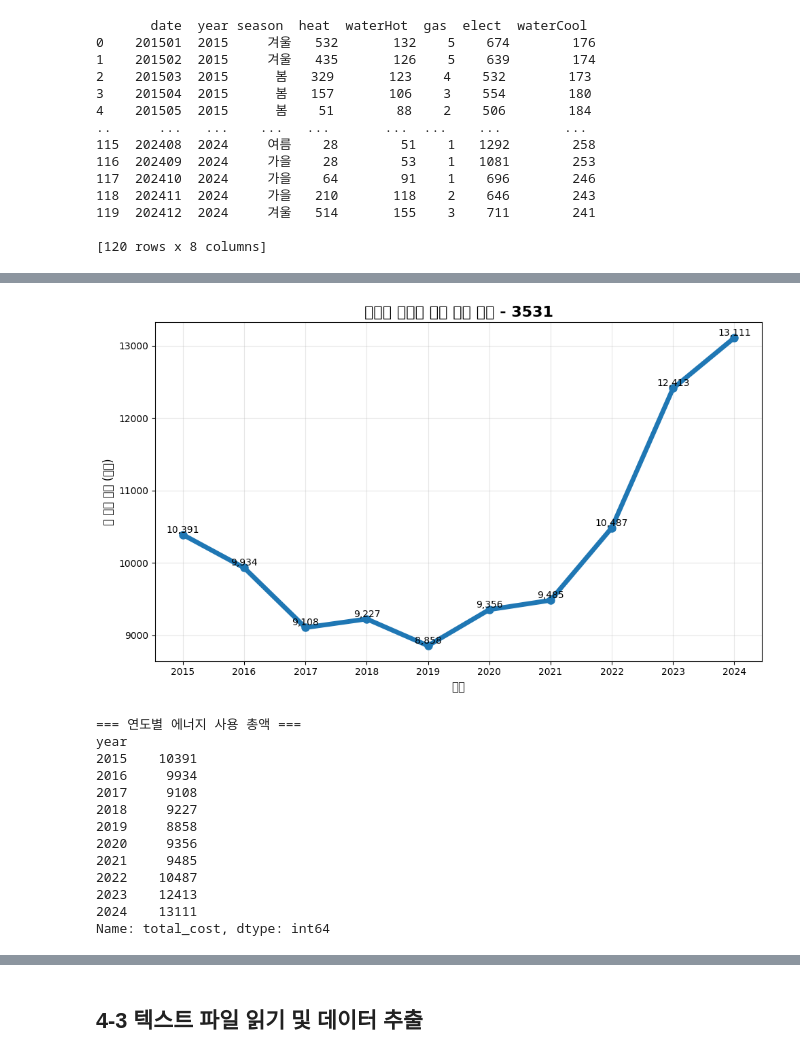
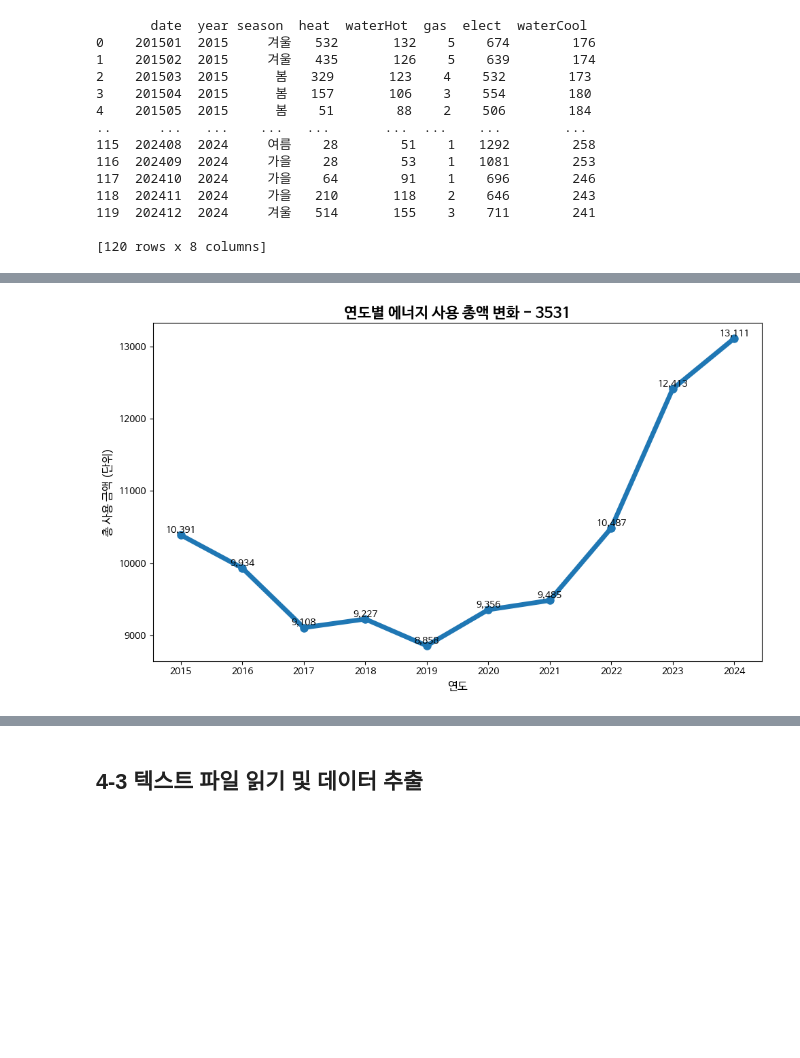
Before and after one commit to ParkEunhee999/Data-Analysis-with-Open-Source, a Jupyter notebook: 오픈소스_데이터_분석_4강.ipynb, the cells around one changed output, grey strips where cells are left out. Drawn from its saved outputs; the diff is of its cells as text; code cells hidden in the pictures; blank space fills up the shorter version.

```diff
--- a/오픈소스_데이터_분석_4강.ipynb
+++ b/오픈소스_데이터_분석_4강.ipynb
@@ -139,44 +139,28 @@ plt.rc('font', family='NanumBarunGothic')
 # %%
 import matplotlib.pyplot as plt
-import matplotlib.font_manager as fm
 
 ## 에너지 사용 총액 계산 (전기 + 가스 + 난방 + 급탕)
-df['total_cost'] = df['elect'] + df['gas'] + df['heat'] + df['waterHot']
-
+df['total'] = df['elect'] + df['gas'] + df['heat'] + df['waterHot']
 ## 연도별로 그룹화하여 총액 합계 계산
-yearly_total = df.groupby('year')['total_cost'].sum()
-
-# 한글 폰트 설정 (한글 깨짐 방지)
-plt.rcParams['font.family'] = 'Malgun Gothic'
-plt.rcParams['axes.unicode_minus'] = False  # 마이너스 기호 깨짐 방지
-
-# 그래프 크기 설정
+yearly_total = df.groupby('year')['total'].sum()
+## 선그래프 설정
 plt.figure(figsize=(10, 6))
-
-# 선 그래프 그리기
-plt.plot(yearly_total.index, yearly_total.values, marker='o', linewidth=5, markersize=8)
-
-# 그래프 제목 설정
 plt.title('연도별 에너지 사용 총액 변화 - 3531', fontsize=16, fontweight='bold')
 
-# x축, y축 레이블 설정
+plt.plot(yearly_total.index, yearly_total.values, marker='o', linewidth=5, markersize=8)
 plt.xlabel('연도', fontsize=12)
 plt.ylabel('총 사용 금액 (단위)', fontsize=12)
 
-# 그리드 추가 (보기 편하게)
-plt.grid(True, alpha=0.3)
-
-# 각 데이터 포인트에 값 표시
+## 각 데이터 포인트에 값 표시
 for x, y in zip(yearly_total.index, yearly_total.values):
     plt.text(x, y, f'{y:,.0f}', ha='center', va='bottom', fontsize=10)
 
-# 레이아웃 자동 조정
+## 레이아웃 조정 및 그래프 표시
 plt.tight_layout()
-
-# 그래프 출력
 plt.show()
 
-# 연도별 총액 데이터 출력
+## 연도별 총액 데이터 출력
 print("\n=== 연도별 에너지 사용 총액 ===")
 print(yearly_total)
 # %% [output]
+[figure, new version]
@@ -200,14 +179,0 @@ WARNING:matplotlib.font_manager:findfont: Font family 'Malgun Gothic' not found.
-[figure, old version]
-=== 연도별 에너지 사용 총액 ===
-year
-2015    10391
-2016     9934
-2017     9108
-2018     9227
-2019     8858
-2020     9356
-2021     9485
-2022    10487
-2023    12413
-2024    13111
-Name: total_cost, dtype: int64
```
Also changed, not shown: parts of 6 cells of this notebook.
